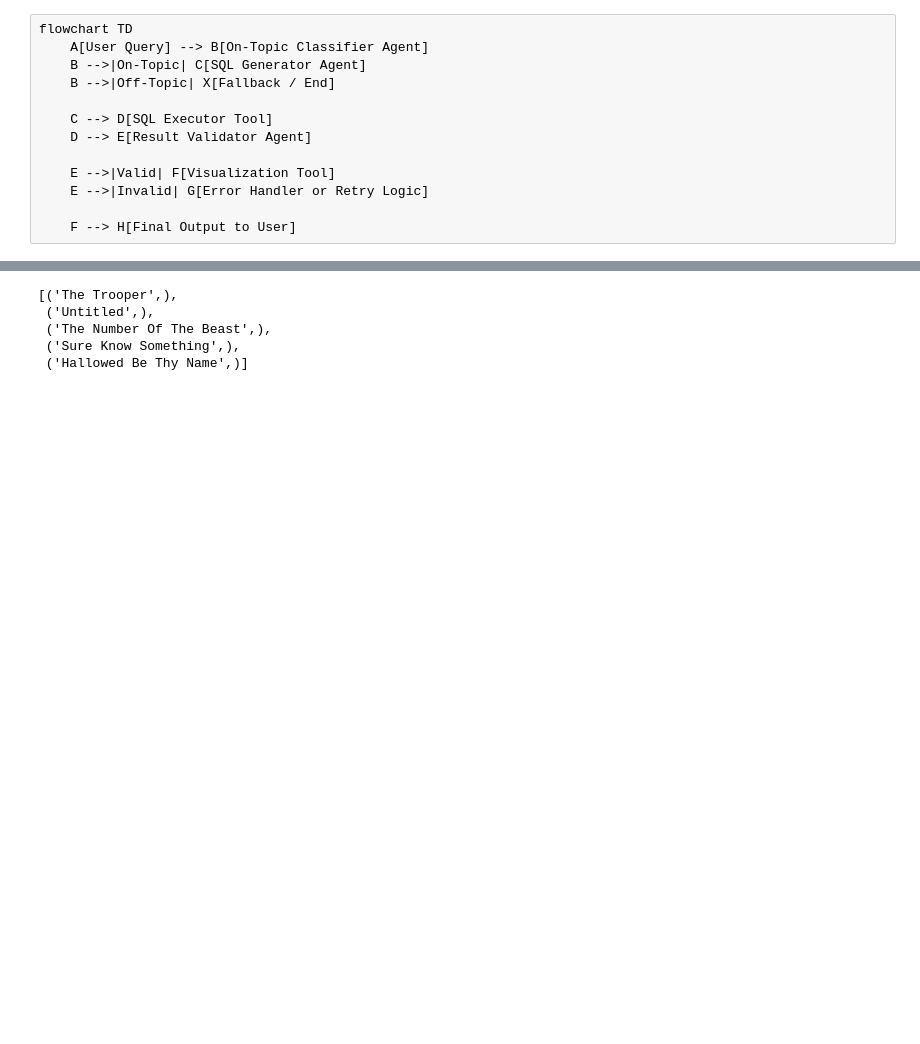
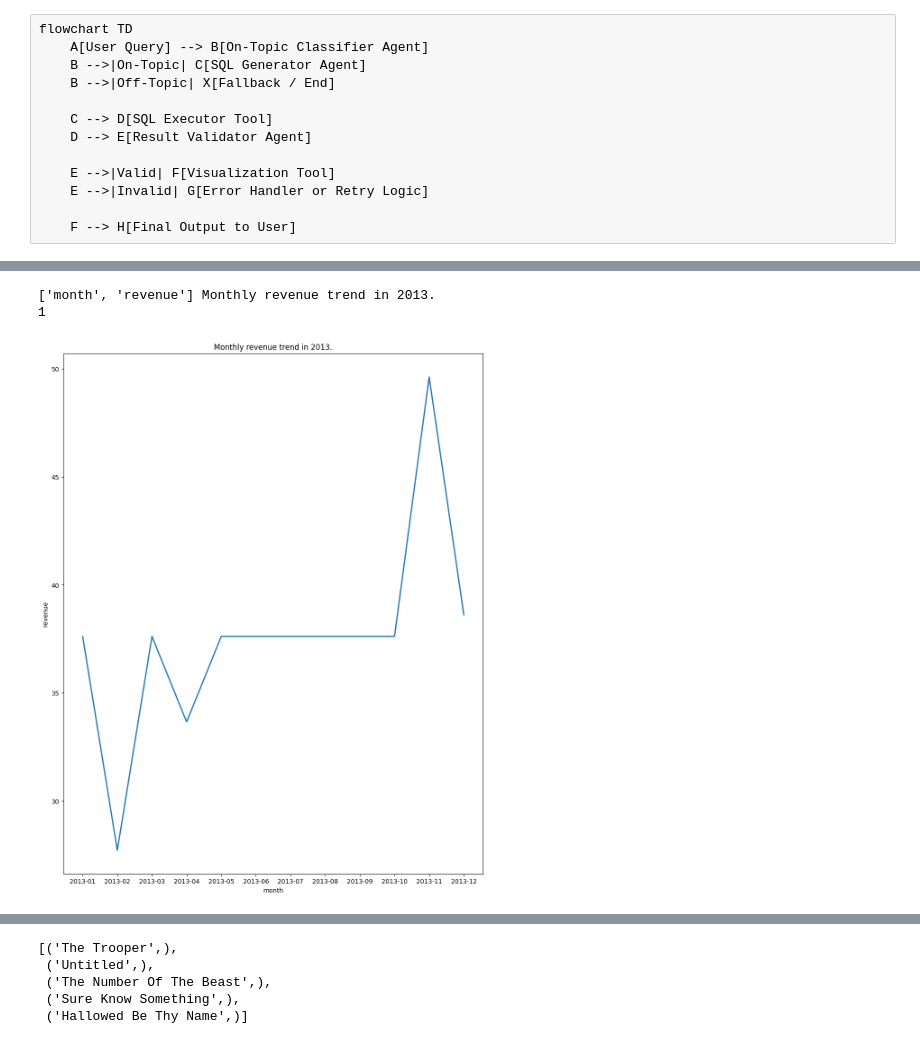
Before and after one commit to shivargha98/langGraph-agentic-playground, a Jupyter notebook: InsightQuery_Agent/experiments.ipynb, the cells around one changed output, grey strips where cells are left out. Cells and saved outputs as stored; diff of their text form; code cells hidden in the pictures; blank space fills up the shorter version.

```diff
--- a/InsightQuery_Agent/experiments.ipynb
+++ b/InsightQuery_Agent/experiments.ipynb
@@ -201,0 +270,32 @@ json.loads(state_after_sqlexec['sql_result'][-1])
+# %%
+data1 = []
+data2 = []
+col_names_reindexed = []
+for i in data_extracted:
+    if len(i) > 1:
+        data1.append(i[0])
+        data2.append(i[1])
+column_names = state_after_sqlexec['sql_query_columns']
+title = state_after_sqlexec['question'].content
+print(column_names,title)
+if all(datetime.strptime(date, format)  for date in data1):
+    print(1)
+    if all(isinstance(x, float) for x in data2):
+        dict_data = {k:v for k,v in zip(data1,data2)}
+        #print(dict_data)
+        col_names_reindexed = column_names
+    elif all(isinstance(x, int) for x in data2):
+        dict_data = {k:v for k,v in zip(data1,data2)}
+        #print(dict_data)
+        col_names_reindexed = column_names
+else:
+    dict_data = {k:v for k,v in zip(data2,data1)}
+    col_names_reindexed = column_names[::-1]
+
+
+dict_data
+line_chart_tool(dict_data,col_names_reindexed[0],col_names_reindexed[1],title)
+# %% [output]
+['month', 'revenue'] Monthly revenue trend in 2013.
+1
+[figure, added]
```
Also changed, not shown: parts of 13 cells of this notebook.
